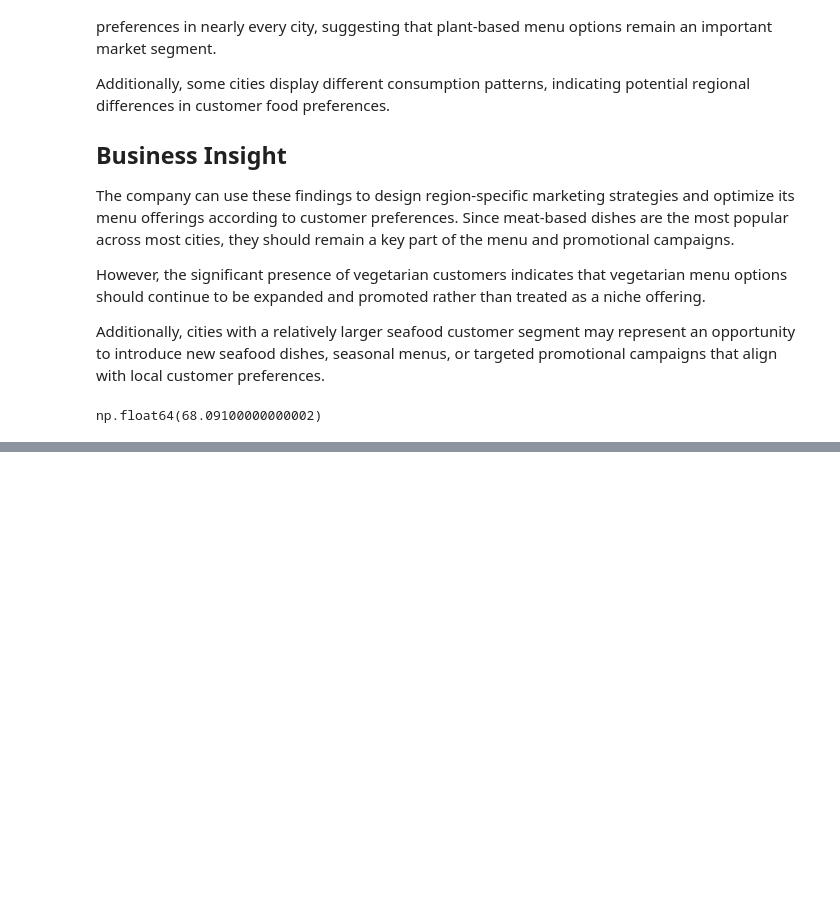
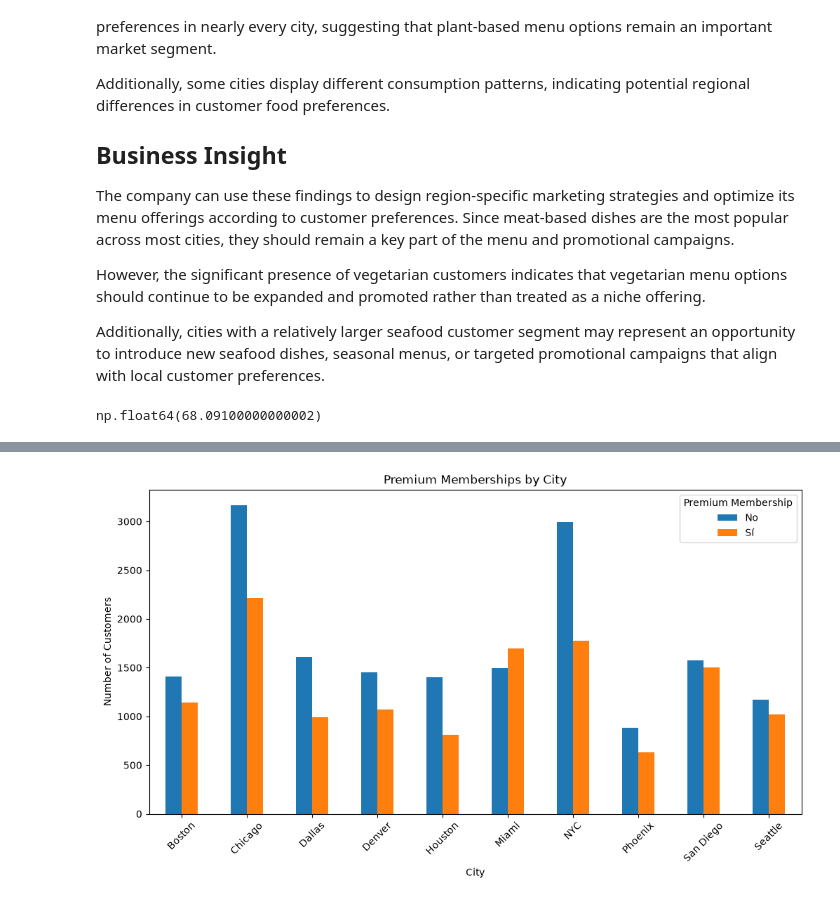
Before and after one commit to Dcuastumal/restaurant-customer-analysis, a Jupyter notebook: notebooks/exploratory_data_analysis.ipynb, the cells around one changed output, grey strips where cells are left out. Cells and saved outputs as stored; diff of their text form; code cells hidden in the pictures; blank space fills up the shorter version.

```diff
--- a/notebooks/exploratory_data_analysis.ipynb
+++ b/notebooks/exploratory_data_analysis.ipynb
@@ -775,0 +961,26 @@ np.float64(68.09100000000002)
+# %%
+premium_memberships_by_city = (
+    customers_clean_df
+    .groupby(
+        ["ciudad_residencia", "membresia_premium"]
+    )
+    .size()
+    .unstack(fill_value=0)
+)
+# %%
+ax = premium_memberships_by_city.plot(
+    kind="bar",
+    figsize=(12,6)
+)
+
+ax.set_title("Premium Memberships by City")
+ax.set_xlabel("City")
+ax.set_ylabel("Number of Customers")
+
+plt.xticks(rotation=45)
+
+plt.legend(title="Premium Membership")
+
+plt.show()
+# %% [output]
+[figure, added]
```
Also changed, not shown: parts of 20 cells of this notebook.
